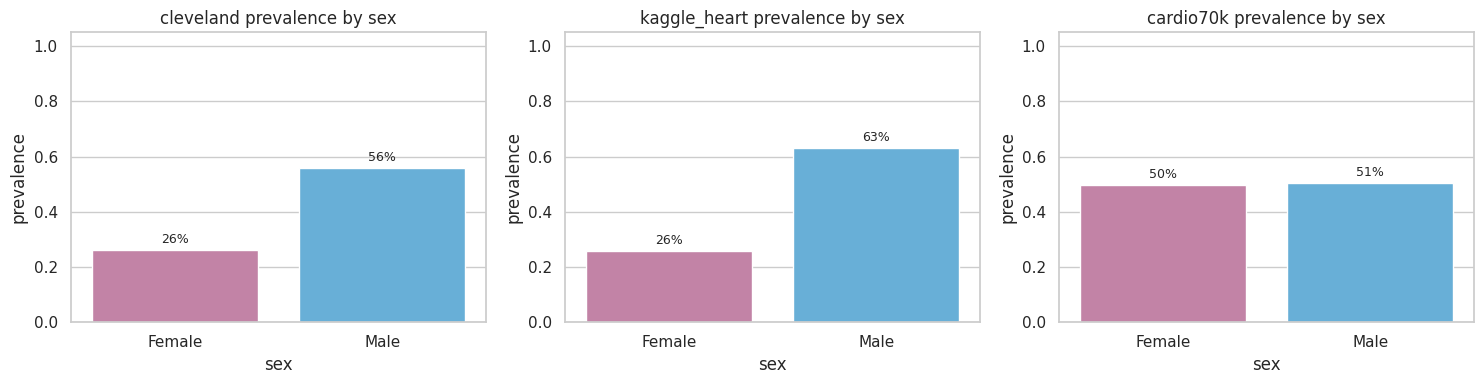
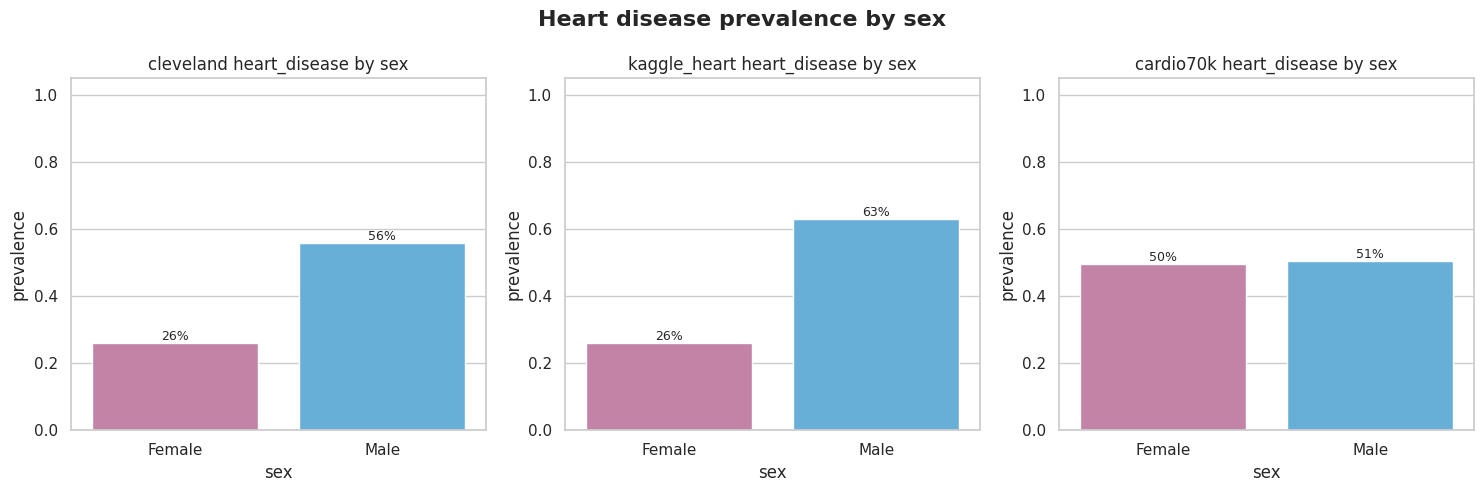
The change to this notebook cell's code, shown as a diff; its figure went from the first image to the second:
--- before
+++ after
@@ -1,15 +1,18 @@
-fig, axes = plt.subplots(1, 3, figsize=(15, 4))
-for idx, name in enumerate(DATASETS):
+prevalence_by_sex = {}
+for name in DATASETS:
     df = raw[name]
     series = resolve_sex_series(df)
-    if TARGET_COL not in df.columns or series is None:
-        axes[idx].set_title(f"{name} (missing target or sex)")
-        continue
-    temp = pd.DataFrame({"sex": series, TARGET_COL: df[TARGET_COL]})
-    grouped = temp.groupby("sex")[TARGET_COL].mean().reset_index()
-    sns.barplot(data=grouped, x="sex", y=TARGET_COL, ax=axes[idx], palette=PALETTE_SEX)
-    axes[idx].set_title(f"{name} prevalence by sex")
-    axes[idx].set_ylabel("prevalence")
-    axes[idx].set_ylim(0, 1.05)
-    add_bar_labels(ax=axes[idx], total=1, fmt="{pct:.0%}")
+    if TARGET_COL in df.columns and series is not None:
+        prevalence_by_sex[name] = pd.DataFrame({"sex": series.astype(str), TARGET_COL: df[TARGET_COL]})
+
+plot_target_distribution_by_group(
+    datasets=prevalence_by_sex,
+    target_col=TARGET_COL,
+    group_col="sex",
+    title="Heart disease prevalence by sex",
+    palette=PALETTE_SEX,
+    kind="bar",
+    show=False,
+ )
+
 plt.tight_layout()

Commit: Refactor: Add initial reusable visualization toolkit for fairness-aware ML in notebooks